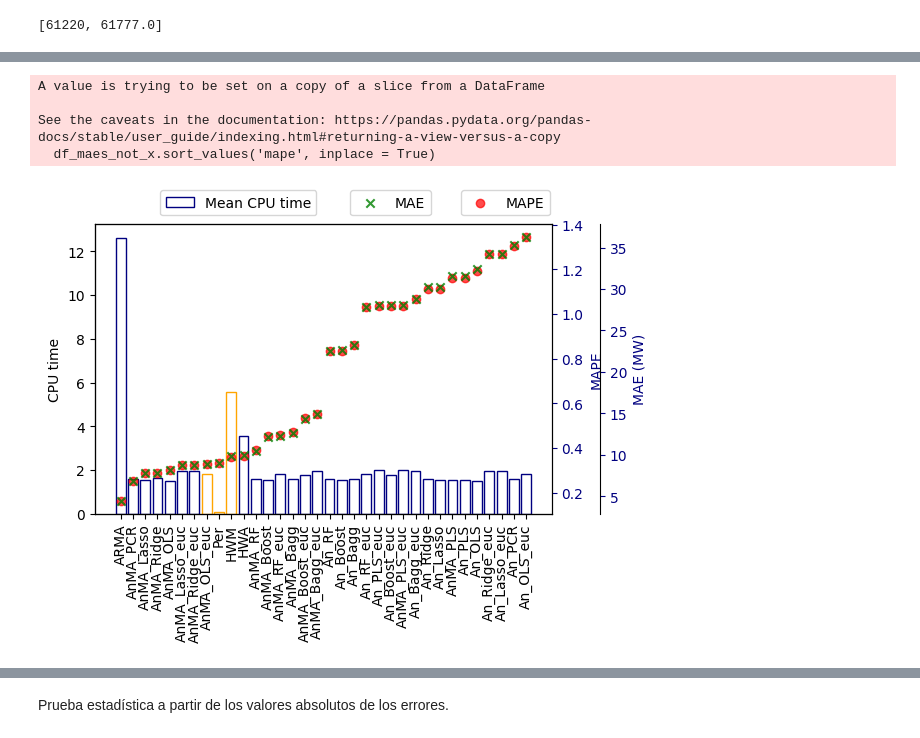
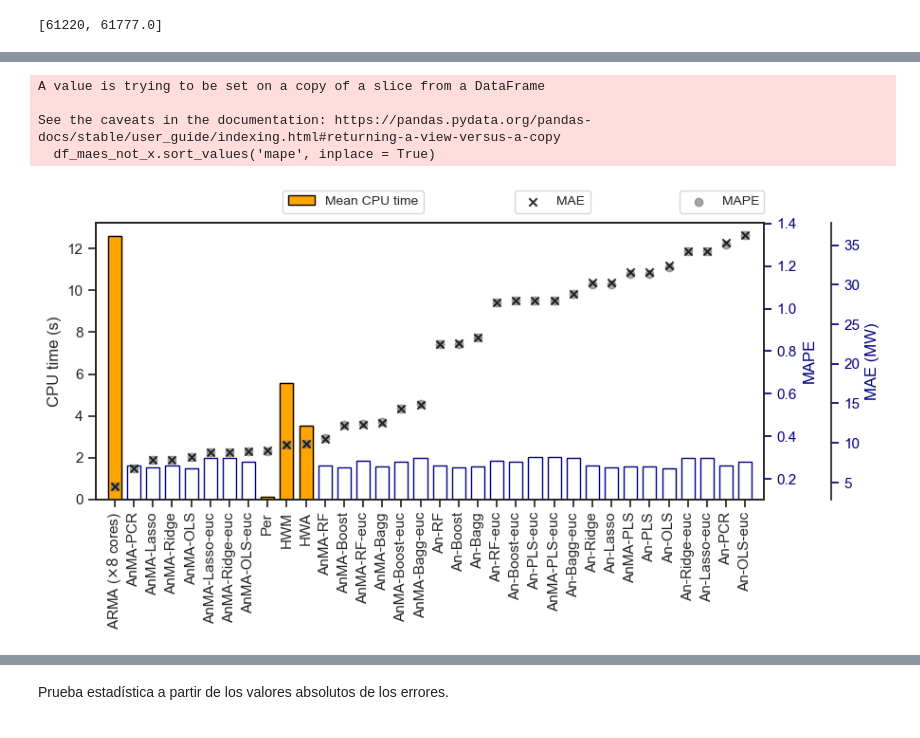
Before and after one commit to urieliram/analog, a Jupyter notebook: test2.ipynb, the cells around one changed output, grey strips where cells are left out. Saved outputs shown, nothing was run; the diff lists cells and outputs as text; code cells hidden in the pictures.

```diff
--- a/test2.ipynb
+++ b/test2.ipynb
@@ -370,0 +356,14 @@ df_maes_not_x = df_maes[~df_maes.method.str.contains('X')]
+# %%
+df_maes_not_x = df_maes[~df_maes.method.str.contains('X')]
+
+# renaming
+df_maes_not_x.method = df_maes_not_x.method.str.replace('_', '-')
+df_maes_not_x.loc[df_maes_not_x.method == 'ARMA', 'method'] = 'ARMA ($\\times 8$ cores)'
+t = df_maes_not_x[df_maes_not_x.method.isin(['Per', 'HWM', 'HWA', 'ARMA ($\\times 8$ cores)'])]
+
+# colors
+colors = np.repeat('#000080', 34).tolist()
+colors[0] = 'orange'
+colors[8] = 'orange'
+colors[9] = 'orange'
+colors[10] = 'orange'
@@ -391,42 +396,42 @@ Name: method, dtype: object
-# %%
-colors = np.repeat('#000080', 33).tolist()
-colors[7] = 'orange'
-colors[8] = 'orange'
-colors[9] = 'orange'
 # %%
+plt.rcParams.update({'font.size': 13})
+
 benchmarks = ['Per', 'HWA', 'HWM']
 df_maes_not_x.sort_values('mape', inplace = True)
-plt.figure() #
-plt.bar(df_maes_not_x.method, df_maes_not_x.t, label='Mean CPU time', color = 'none', edgecolor = colors)
+plt.figure(figsize=(9, 5))
+plt.bar(df_maes_not_x.method, df_maes_not_x.t, color = 'none', edgecolor = colors, width=0.7)
+plt.bar(t.method, t.t, color = 'orange', edgecolor = 'black', width=0.7, label='Mean CPU time')
 plt.xticks(rotation = 90)
-plt.ylabel('CPU time')
+plt.ylabel('CPU time (s)')
 #plt.axhline(y = df_maes_not_x.t.min(), color = 'black', linestyle = '--')
 plt.legend(bbox_to_anchor = (0.5, 1.14), fontsize = 10, ncols = 2)
 plt.tight_layout()
 
 ax = plt.gca()
 ax2 = ax.twinx()
-plt.scatter(df_maes_not_x.method, df_maes_not_x.mape, marker = 'o', color = 'red', label = 'MAPE', alpha=0.7)
+plt.scatter(df_maes_not_x.method, df_maes_not_x.mape, marker = 'o', color = 'gray', label = 'MAPE', alpha=0.7)
 plt.legend(bbox_to_anchor = (1.01, 1.14), fontsize = 10)
 plt.ylabel('MAPE')
 ax2.yaxis.label.set_color('#000080')
 ax2.tick_params(axis='y', colors='#000080')
 
 ax3 = ax.twinx()
-plt.scatter(df_maes_not_x.method, df_maes_not_x.mae, marker='x', color = 'green', label = 'MAE', alpha=0.8)
+plt.scatter(df_maes_not_x.method, df_maes_not_x.mae, marker='x', color = 'black', label = 'MAE', alpha=0.8)
 plt.legend(bbox_to_anchor = (0.75, 1.14), fontsize = 10, ncols = 1)
 plt.ylabel('MAE (MW)')
-ax3.spines.right.set_position(("data", 39))
+ax3.spines.right.set_position(("data", 37.5))
 ax3.yaxis.label.set_color('#000080')
 ax3.tick_params(axis='y', colors='#000080')
 
 plt.tight_layout()
+plt.xlim(-1, 34)
 plt.savefig(dir+'mape_vs_time.pdf', transparent=True)
+plt.savefig(dir+'mape_vs_time.png', transparent=True)
 
 plt.show()
 # %% [output]
 A value is trying to be set on a copy of a slice from a DataFrame
 
 See the caveats in the documentation: https://pandas.pydata.org/pandas-docs/stable/user_guide/indexing.html#returning-a-view-versus-a-copy
   df_maes_not_x.sort_values('mape', inplace = True)
-[figure, old version]
+[figure, new version]
```
Also changed, not shown: parts of 18 cells of this notebook.
